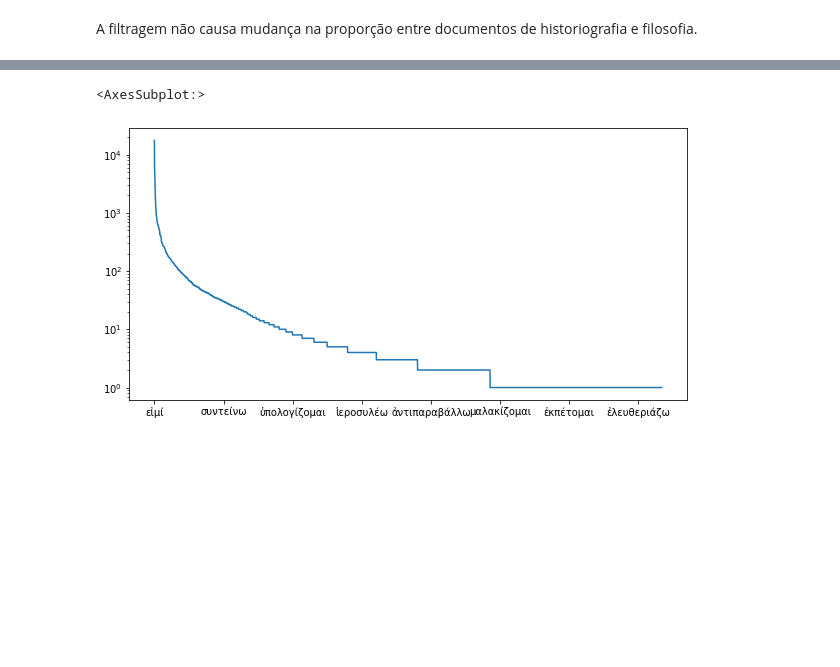
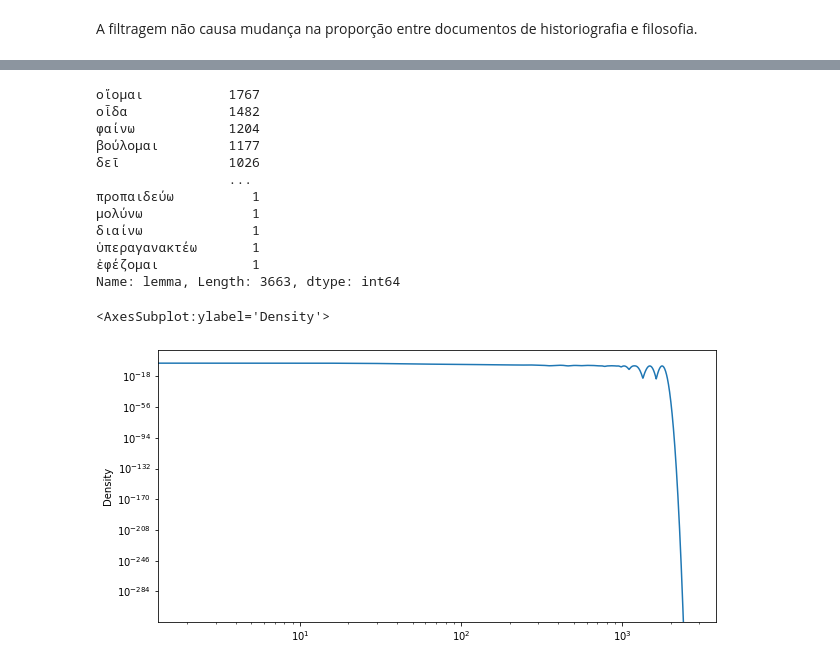
Before and after one commit to caiogeraldes/lexico-e-genero, a Jupyter notebook: notebooks/Testes de viabilidade.ipynb, the cells around one changed output, grey strips where cells are left out. Drawn from its saved outputs; the diff is of its cells as text; code cells hidden in the pictures; blank space fills up the shorter version.

```diff
--- a/notebooks/Testes de viabilidade.ipynb
+++ b/notebooks/Testes de viabilidade.ipynb
@@ -160,6 +131,21 @@ df_verbos.genero.value_counts().plot(kind='bar')
 # %%
 filo_verbos = df_verbos[df_verbos.genero == "filo"].lemma
-filo_verbos.value_counts().plot(logy=True)
+filo_verbos.value_counts()
 # %% [output]
-<AxesSubplot:>
+οἴομαι           1767
+οἶδα             1482
+φαίνω            1204
+βούλομαι         1177
+δεῖ              1026
+                 ...
+προπαιδεύω          1
+μολύνω              1
+διαίνω              1
+ὑπεραγανακτέω       1
+ἐφέζομαι            1
+Name: lemma, Length: 3663, dtype: int64
-[figure, removed]
+# %%
+filo_verbos.value_counts().plot(kind='density', logx=True, logy=True)
+# %% [output]
+<AxesSubplot:ylabel='Density'>
+[figure, added]
```
Also changed, not shown: parts of 12 cells of this notebook, 4 other files.
